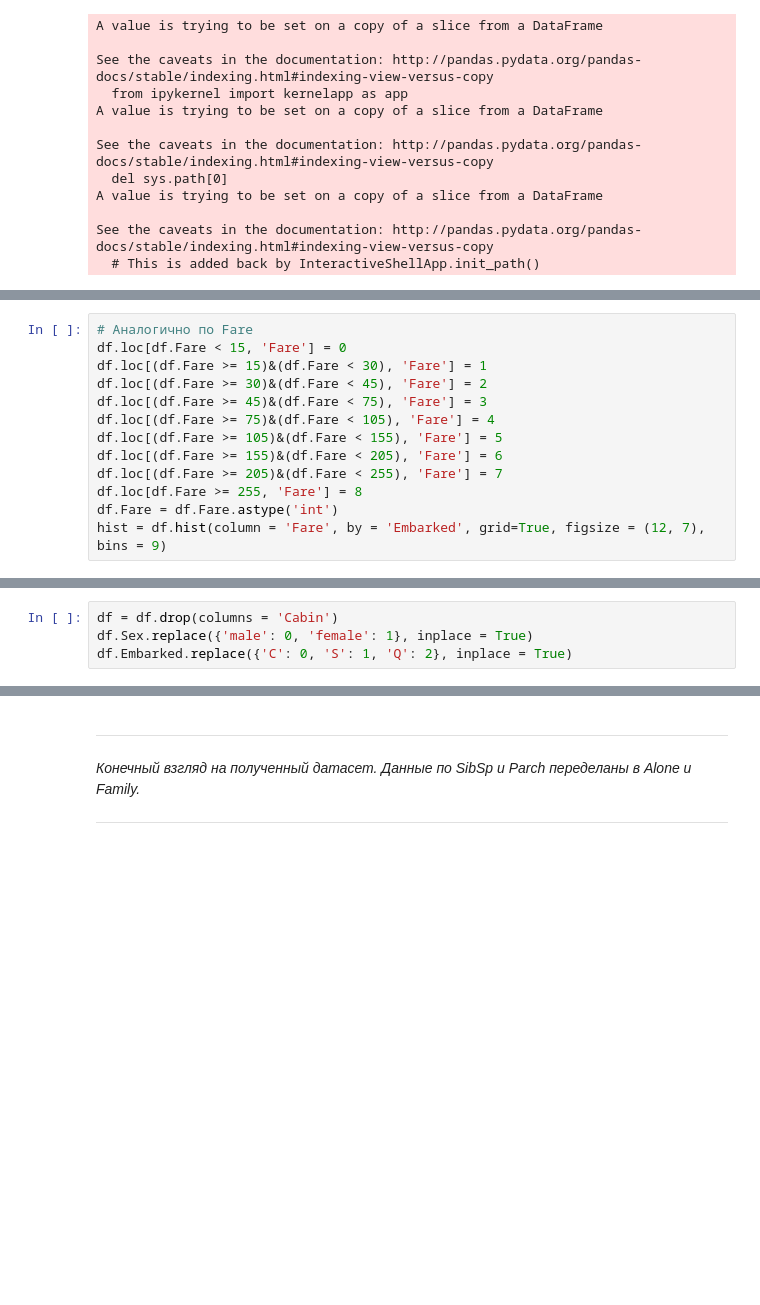
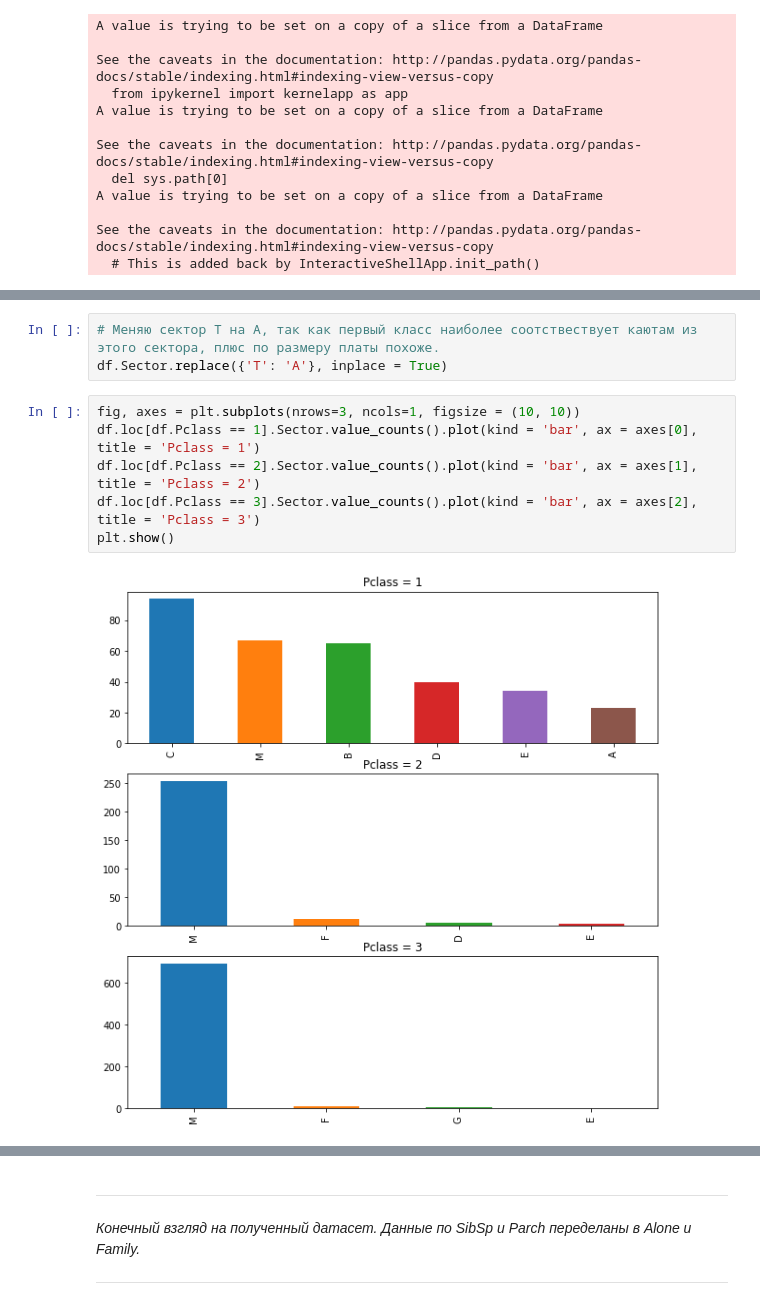
Before and after one commit to Dmitry-Sn/Code_example, a Jupyter notebook: Titanic Kaggle/Titanic Kaggle Notebook.ipynb, the cells around one changed output, grey strips where cells are left out. Saved outputs shown, nothing was run; the diff lists cells and outputs as text; blank space fills up the shorter version.

```diff
--- a/Titanic Kaggle/Titanic Kaggle Notebook.ipynb
+++ b/Titanic Kaggle/Titanic Kaggle Notebook.ipynb
@@ -174,13 +156,0 @@ hist = df.hist(column = 'Age', by = 'Pclass', figsize = (12, 7), bins = 8)
-# %%
-# Аналогично по Fare
-df.loc[df.Fare < 15, 'Fare'] = 0
-df.loc[(df.Fare >= 15)&(df.Fare < 30), 'Fare'] = 1
-df.loc[(df.Fare >= 30)&(df.Fare < 45), 'Fare'] = 2
-df.loc[(df.Fare >= 45)&(df.Fare < 75), 'Fare'] = 3
-df.loc[(df.Fare >= 75)&(df.Fare < 105), 'Fare'] = 4
-df.loc[(df.Fare >= 105)&(df.Fare < 155), 'Fare'] = 5
-df.loc[(df.Fare >= 155)&(df.Fare < 205), 'Fare'] = 6
-df.loc[(df.Fare >= 205)&(df.Fare < 255), 'Fare'] = 7
-df.loc[df.Fare >= 255, 'Fare'] = 8
-df.Fare = df.Fare.astype('int')
-hist = df.hist(column = 'Fare', by = 'Embarked', grid=True, figsize = (12, 7), bins = 9)
@@ -193,4 +156,0 @@ hist = df.hist(column = 'Fare', by = 'Pclass', grid=True, figsize = (12, 7), bin
-# %%
-df = df.drop(columns = 'Cabin')
-df.Sex.replace({'male': 0, 'female': 1}, inplace = True)
-df.Embarked.replace({'C': 0, 'S': 1, 'Q': 2}, inplace = True)
@@ -196,0 +185,11 @@ df.Embarked.replace({'C': 0, 'S': 1, 'Q': 2}, inplace = True)
+# %%
+# Меняю сектор T на A, так как первый класс наиболее соотствествует каютам из этого сектора, плюс по размеру платы похоже.
+df.Sector.replace({'T': 'A'}, inplace = True)
+# %%
+fig, axes = plt.subplots(nrows=3, ncols=1, figsize = (10, 10))
+df.loc[df.Pclass == 1].Sector.value_counts().plot(kind = 'bar', ax = axes[0], title = 'Pclass = 1')
+df.loc[df.Pclass == 2].Sector.value_counts().plot(kind = 'bar', ax = axes[1], title = 'Pclass = 2')
+df.loc[df.Pclass == 3].Sector.value_counts().plot(kind = 'bar', ax = axes[2], title = 'Pclass = 3')
+plt.show()
+# %% [output]
+[figure, added]
```
Also changed, not shown: parts of 47 cells of this notebook, 7 other files.
